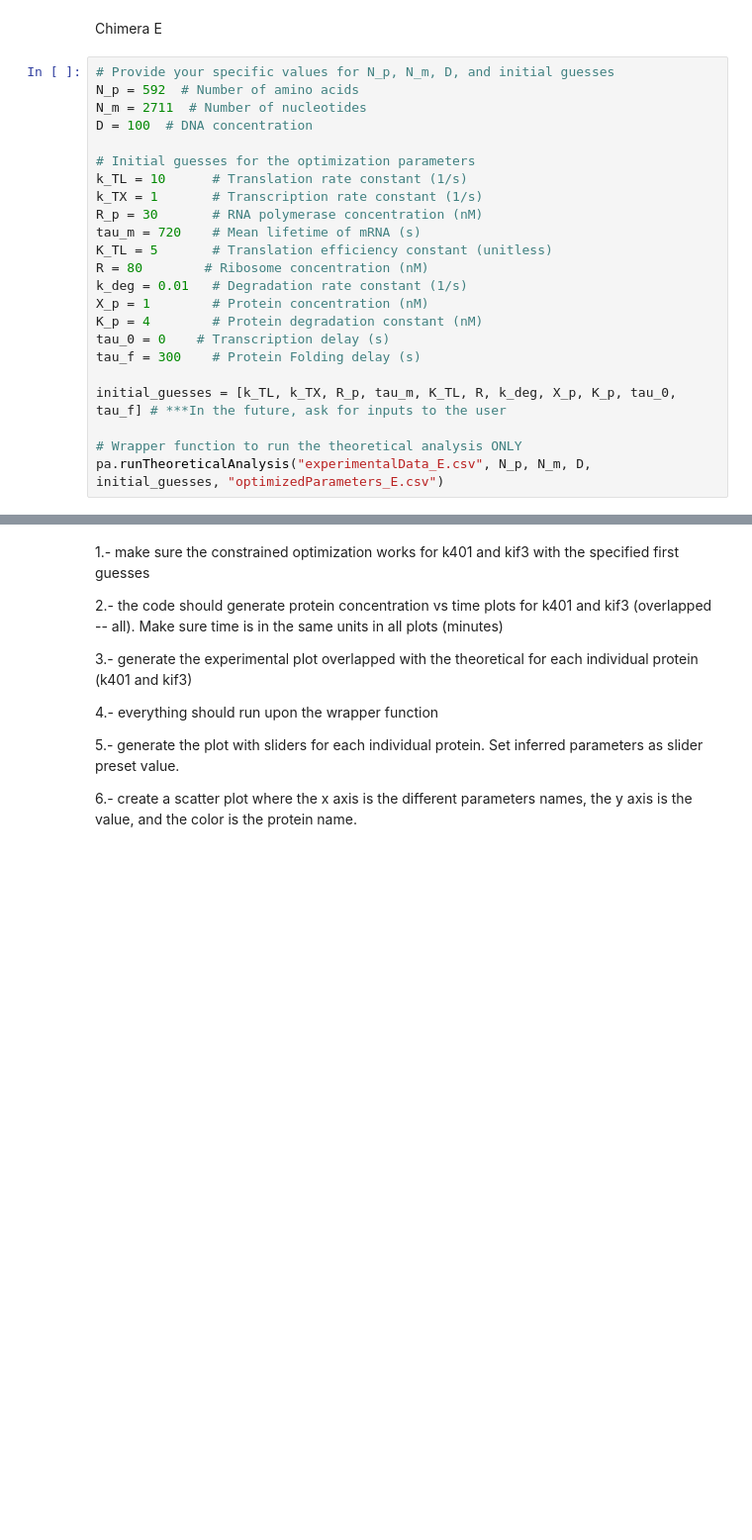
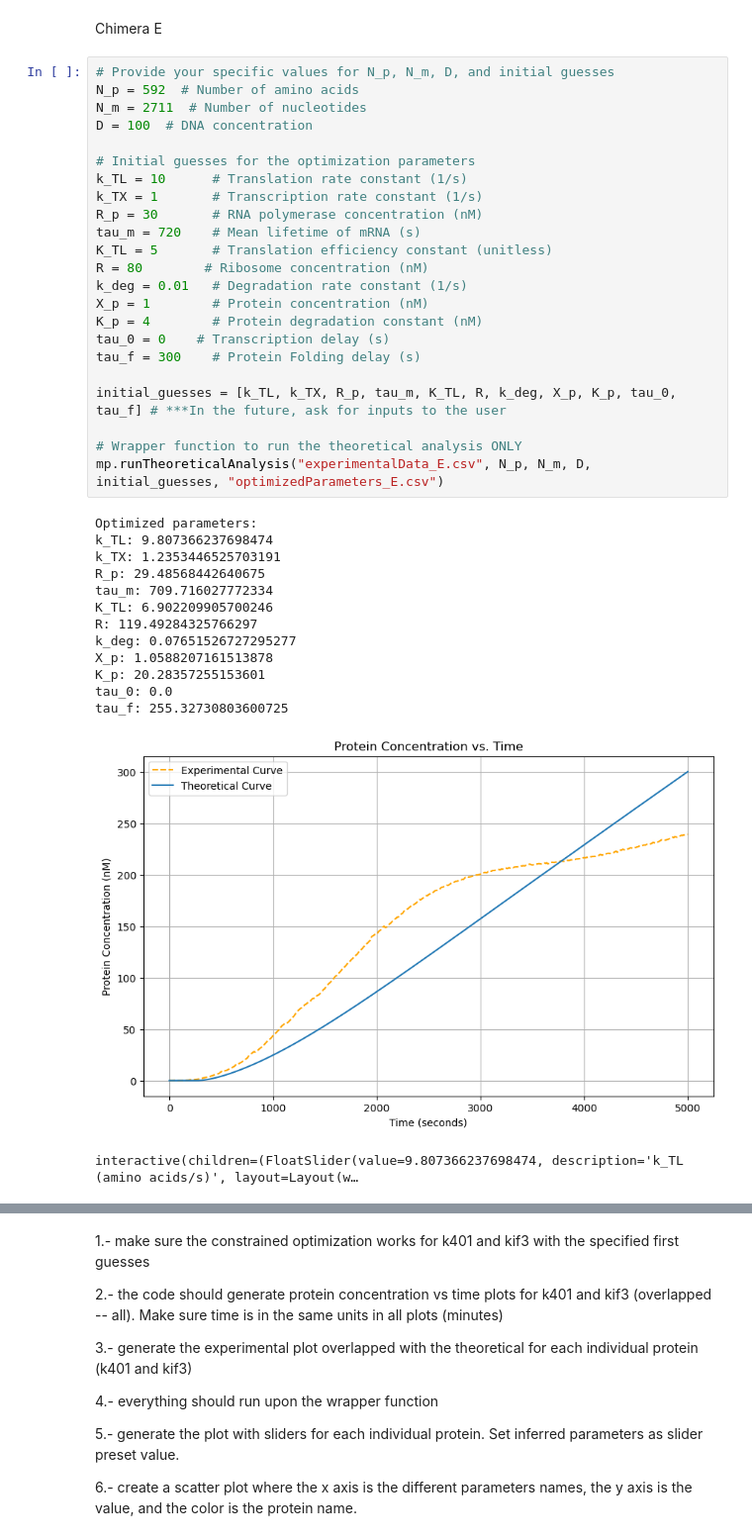
Before and after one commit to dalarios/activedrops_surf, a Jupyter notebook: Homework3-EL.ipynb, the cells around one changed output, grey strips where cells are left out. Shown at 99% size. Saved outputs shown, nothing was run; the diff lists cells and outputs as text; blank space fills up the shorter version.

```diff
--- a/Homework3-EL.ipynb
+++ b/Homework3-EL.ipynb
@@ -126,23 +434,38 @@ Chimera E
 # %%
 # Provide your specific values for N_p, N_m, D, and initial guesses
 N_p = 592  # Number of amino acids
 N_m = 2711  # Number of nucleotides
 D = 100  # DNA concentration
 
 # Initial guesses for the optimization parameters
 k_TL = 10      # Translation rate constant (1/s)
 k_TX = 1       # Transcription rate constant (1/s)
 R_p = 30       # RNA polymerase concentration (nM)
 tau_m = 720    # Mean lifetime of mRNA (s)
 K_TL = 5       # Translation efficiency constant (unitless)
 R = 80        # Ribosome concentration (nM)
 k_deg = 0.01   # Degradation rate constant (1/s)
 X_p = 1        # Protein concentration (nM)
 K_p = 4        # Protein degradation constant (nM)
 tau_0 = 0    # Transcription delay (s)
 tau_f = 300    # Protein Folding delay (s)
 
 initial_guesses = [k_TL, k_TX, R_p, tau_m, K_TL, R, k_deg, X_p, K_p, tau_0, tau_f] # ***In the future, ask for inputs to the user
 
 # Wrapper function to run the theoretical analysis ONLY
-pa.runTheoreticalAnalysis("experimentalData_E.csv", N_p, N_m, D, initial_guesses, "optimizedParameters_E.csv")
+mp.runTheoreticalAnalysis("experimentalData_E.csv", N_p, N_m, D, initial_guesses, "optimizedParameters_E.csv")
+# %% [output]
+Optimized parameters:
+k_TL: 9.807366237698474
+k_TX: 1.2353446525703191
+R_p: 29.48568442640675
+tau_m: 709.716027772334
+K_TL: 6.902209905700246
+R: 119.49284325766297
+k_deg: 0.07651526727295277
+X_p: 1.0588207161513878
+K_p: 20.28357255153601
+tau_0: 0.0
+tau_f: 255.32730803600725
+[figure, added]
+interactive(children=(FloatSlider(value=9.807366237698474, description='k_TL (amino acids/s)', layout=Layout(w…
```
Also changed, not shown: parts of 17 cells of this notebook, 19 other files.
